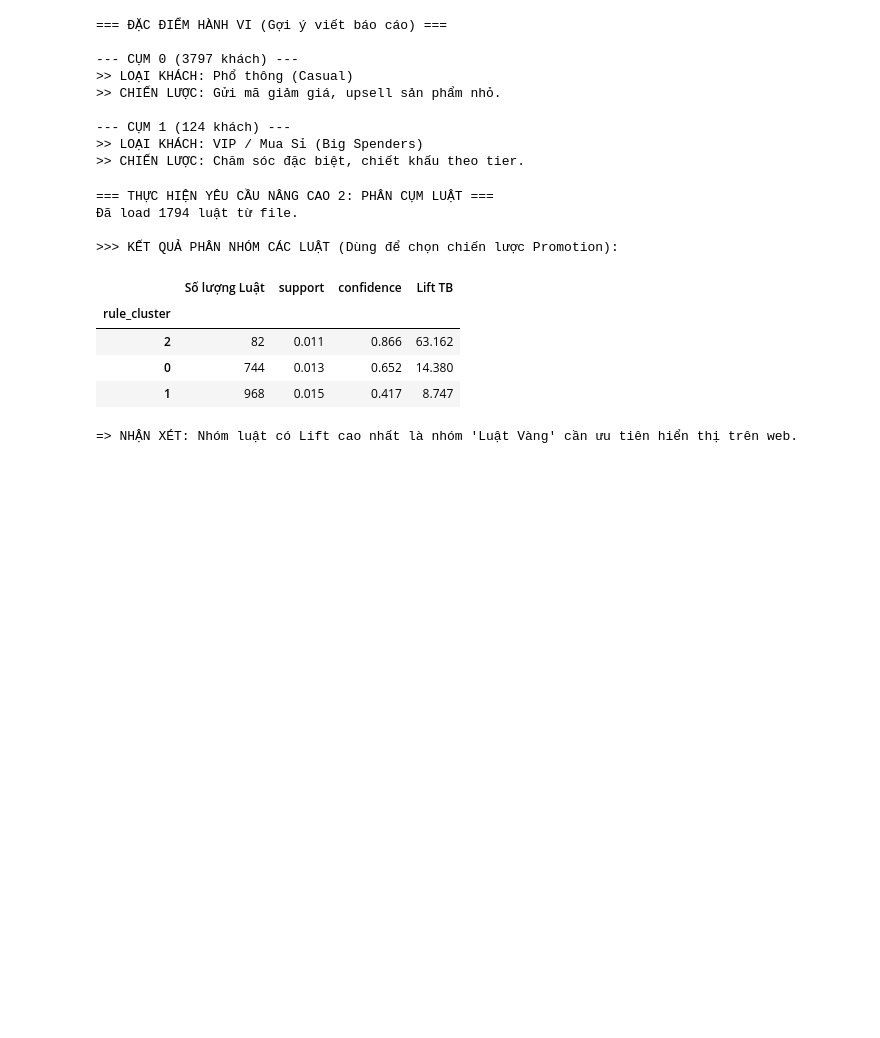
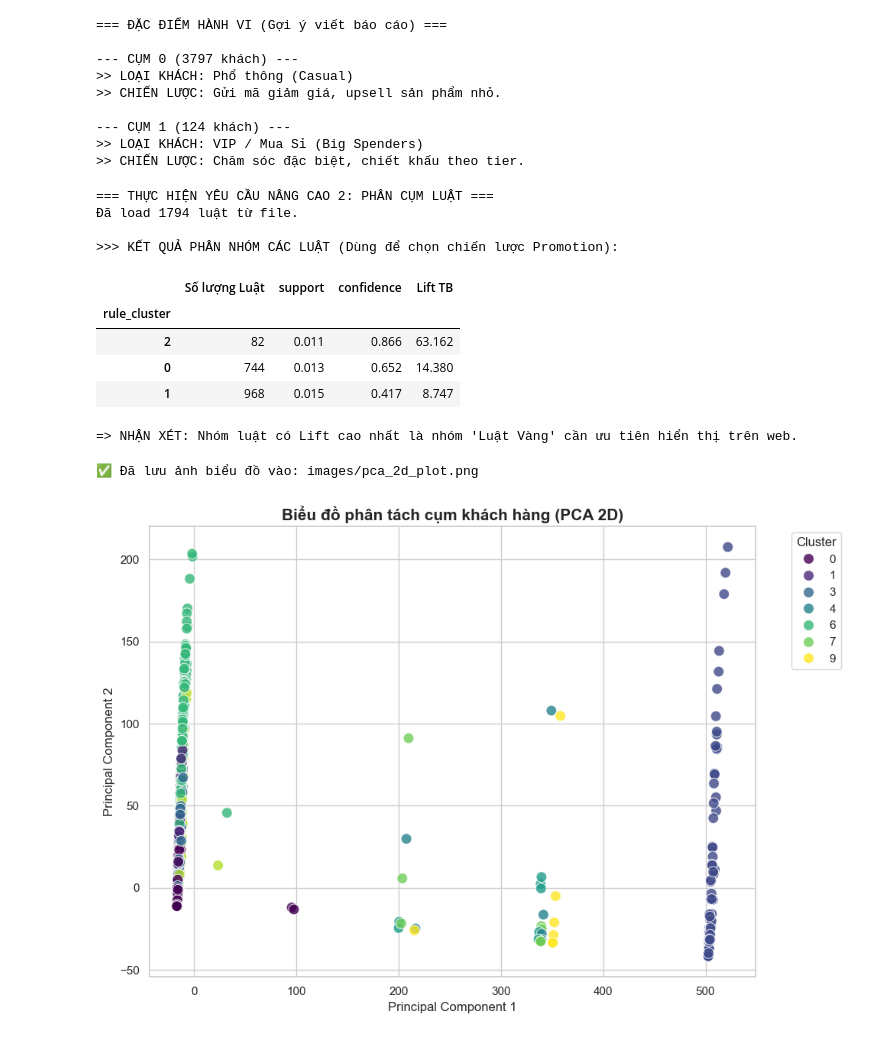
Before and after one commit to nguyenphuomgnam/shop_cluster, a Jupyter notebook: notebooks/runs/clustering_from_rules_run.ipynb, the cells around one changed output. Saved outputs shown, nothing was run; the diff lists cells and outputs as text; code cells hidden in the pictures; blank space fills up the shorter version.

Commit message:
Update project: Complete clustering pipeline and readme

```diff
--- a/notebooks/runs/clustering_from_rules_run.ipynb
+++ b/notebooks/runs/clustering_from_rules_run.ipynb
@@ -529,3 +529,54 @@ except Exception as e:
 | 0 | 744 | 0.013 | 0.652 | 14.380 |
 | 1 | 968 | 0.015 | 0.417 | 8.747 |
 => NHẬN XÉT: Nhóm luật có Lift cao nhất là nhóm 'Luật Vàng' cần ưu tiên hiển thị trên web.
+# %%
+# --- TRỰC QUAN HÓA PHÂN CỤM BẰNG PCA (2D) ---
+from sklearn.decomposition import PCA
+import matplotlib.pyplot as plt
+import seaborn as sns
+import pandas as pd
+import os
+
+# 1. Giảm chiều dữ liệu từ nhiều chiều về 2 chiều (2D)
+# Biến X là ma trận đặc trưng đầu vào, cluster_labels là nhãn cụm đã dự đoán
+pca = PCA(n_components=2)
+X_pca = pca.fit_transform(X)
+
+# 2. Tạo DataFrame tạm để vẽ
+pca_df = pd.DataFrame(data=X_pca, columns=['PC1', 'PC2'])
+pca_df['Cluster'] = cluster_labels  # Gán nhãn cụm vào
+
+# 3. Vẽ biểu đồ Scatter Plot
+plt.figure(figsize=(10, 7))
+sns.set_theme(style="whitegrid")
+
+# Vẽ các điểm, tô màu theo cụm
+sns.scatterplot(
+    data=pca_df,
+    x='PC1',
+    y='PC2',
+    hue='Cluster',
+    palette='viridis', # Chọn bảng màu đẹp (viridis, deep, set2...)
+    s=100,             # Kích thước điểm
+    alpha=0.8,         # Độ trong suốt
+    edgecolor='w'      # Viền trắng cho điểm nổi bật
+)
+
+# 4. Trang trí biểu đồ
+plt.title('Biểu đồ phân tách cụm khách hàng (PCA 2D)', fontsize=15, fontweight='bold')
+plt.xlabel('Principal Component 1', fontsize=12)
+plt.ylabel('Principal Component 2', fontsize=12)
+plt.legend(title='Cluster', bbox_to_anchor=(1.05, 1), loc='upper left')
+plt.tight_layout()
+
+# 5. Lưu ảnh vào thư mục images (Để dùng cho báo cáo)
+if not os.path.exists('images'):
+    os.makedirs('images')
+
+plt.savefig('images/pca_2d_plot.png', dpi=300) # Lưu ảnh nét căng
+print("✅ Đã lưu ảnh biểu đồ vào: images/pca_2d_plot.png")
+
+plt.show()
+# %% [output]
+✅ Đã lưu ảnh biểu đồ vào: images/pca_2d_plot.png
+[figure, added]
```
Also changed, not shown: parts of 1 cell of this notebook, 10 other files.
